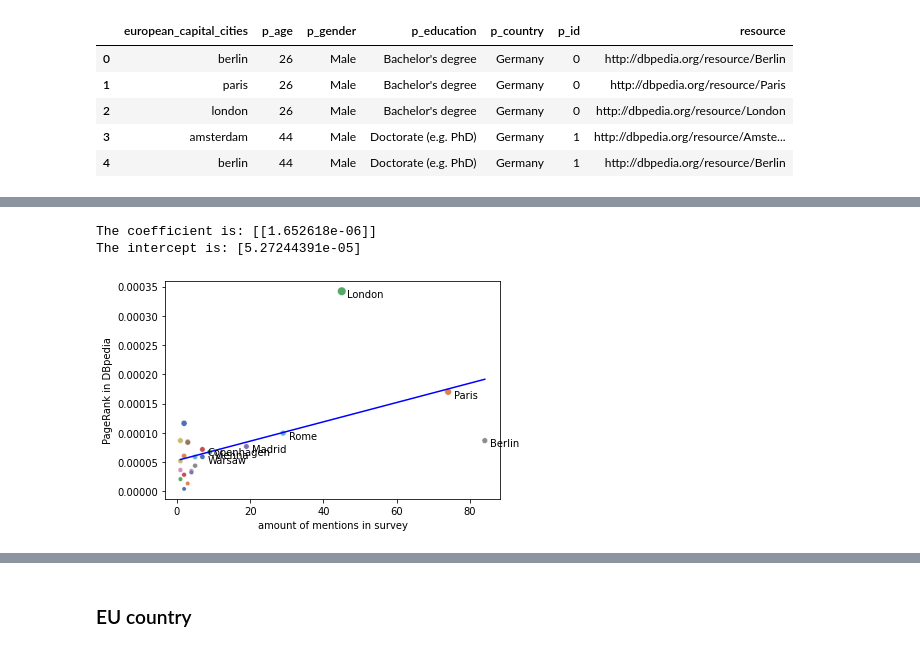
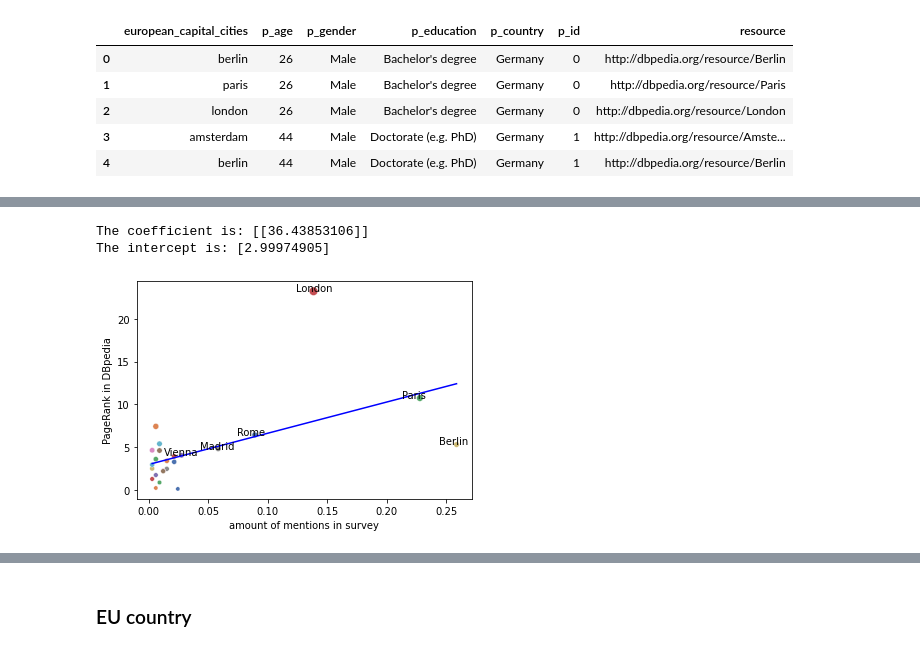
Before and after one commit to kevseitz/MAT, a Jupyter notebook: notebooks/GCM_analysis.ipynb, the cells around one changed output, grey strips where cells are left out. Drawn from its saved outputs; the diff is of its cells as text; code cells hidden in the pictures.

```diff
--- a/notebooks/GCM_analysis.ipynb
+++ b/notebooks/GCM_analysis.ipynb
@@ -416,6 +438,8 @@ plt.savefig("../plots/plots_euCap/euCap_barplot_DC_asc.png", bbox_inches="tight"
 # %%
-# read survey data into dataframe
-df_survey_euCap = pd.read_csv("../data/survey_single_cat_files/sv_prep_uri/sv_european_capital_cities_prep.csv", sep=';')
+# Read survey data into dataframe
+
+df_survey_euCap = pd.read_csv("../data/survey_single_cat_files/sv_prep_uri/improved_uri/sv_european_capital_cities_impr.csv", sep=';')
+#df_survey_euCap = pd.read_csv("../data/survey_single_cat_files/sv_prep_uri/sv_european_capital_cities_prep.csv", sep=';')
 df_survey_euCap.rename(columns={"uri": "resource"}, inplace=True) #rename column to match GCM dataframe
 
 df_survey_euCap.head()
@@ -427,8 +451,9 @@ df_survey_euCap.head()
 | 3 | amsterdam | 44 | Male | Doctorate (e.g. PhD) | Germany | 1 | http://dbpedia.org/resource/Amste... |
 | 4 | berlin | 44 | Male | Doctorate (e.g. PhD) | Germany | 1 | http://dbpedia.org/resource/Berlin |
 # %%
-#count how often an answer was given in the survey and save into new dataframe
-counted_survey_euCap = df_survey_euCap['resource'].value_counts()
+# Count how often an answer was given in the survey and save into new dataframe
+
+counted_survey_euCap = df_survey_euCap['resource'].value_counts(normalize=True) #normalize values
 
 df_euCap_survey_counted = pd.DataFrame({'resource':counted_survey_euCap.index, 'amount':counted_survey_euCap.values})
 
@@ -507,29 +502,0 @@ plt.savefig("../plots/plots_euCap/euCap_scatter_SurveyXpr_asc.png", bbox_inches=
-# %%
-# Scatterplot between Degree Centrality and Survey Results for EU capital cities
-
-sns.scatterplot(data=df_euCap_survey_gcm, x="amount", y="degree", size="degree", legend=False, hue="degree", palette="deep")
-
-#Annotate data points
-labels = df_euCap_survey_gcm['name']
-# Loop through the data points
-for i, label in enumerate (labels):
-    plt.annotate(label, (df_euCap_survey_gcm.amount[i]+1.5, df_euCap_survey_gcm.degree[i]-0.00001))
-    if i == 5:
-        break
-
-#plt.text(df_euCap_survey_gcm.amount[df_euCap_survey_gcm.name=='berlin'],df_euCap_survey_gcm.pagerank[df_euCap_survey_gcm.name=='berlin'],"Berlin")
-#plt.text(df_euCap_survey_gcm.amount[df_euCap_survey_gcm.name=='paris'],df_euCap_survey_gcm.pagerank[df_euCap_survey_gcm.name=='paris'],"Paris")
-#plt.text(df_euCap_survey_gcm.amount[df_euCap_survey_gcm.name=='london'],df_euCap_survey_gcm.pagerank[df_euCap_survey_gcm.name=='london'],"London")
-#plt.text(df_euCap_survey_gcm.amount[df_euCap_survey_gcm.name=='moscow'],df_euCap_survey_gcm.pagerank[df_euCap_survey_gcm.name=='moscow'],"Moscow")
-#plt.text(df_euCap_survey_gcm.amount[df_euCap_survey_gcm.name=='rome'],df_euCap_survey_gcm.pagerank[df_euCap_survey_gcm.name=='rome'],"Rome")
-#plt.text(df_euCap_survey_gcm.amount[df_euCap_survey_gcm.name=='madrid'],df_euCap_survey_gcm.pagerank[df_euCap_survey_gcm.name=='madrid'],"Madrid")
-
-#plt.title('Scatter plot with EU capital cities and their PageRank', size=18)
-plt.xlabel('Amount of mentions in survey')
-plt.ylabel('Degree Centrality in DBpedia')
-
-
-#for i in range(df_euCap_survey_pr.shape[0]):
- #   plt.text(x=df_euCap_survey_pr.amount[i]+0.3,y=df_euCap_survey_pr.pagerank[i]+0.3,s=df_euCap_survey_pr.name[i], fontdict=dict(color='red',size=10), bbox=dict(facecolor='yellow',alpha=0.5))
-#plt.xticks(rotation=90);
-plt.savefig("../plots/plots_euCap/euCap_scatter_SurveyXdc_asc.png", bbox_inches="tight")
@@ -562,35 +535,35 @@ lm_euCap = linear_model.LinearRegression()
 
 pr_array_euCap = df_euCap_regression['pagerank'].to_numpy()
 pr_array_euCap = pr_array_euCap.reshape(-1, 1)
 sv_array_euCap = df_euCap_regression['amount'].to_numpy()
 sv_array_euCap = sv_array_euCap.reshape(-1, 1)
 
 lm_euCap.fit(sv_array_euCap, pr_array_euCap) # fitting the model
 
 print("The coefficient is:", lm_euCap.coef_)
 print("The intercept is:",lm_euCap.intercept_)
 
 
 #Plot the data
 sns.scatterplot(data=df_euCap_regression, x="amount", y="pagerank", size="pagerank", legend=False, hue="pagerank", palette="deep")
 
 #Annotate data points
 labels = df_euCap_survey_gcm['name']
 # Loop through the data points
 for i, label in enumerate (labels):
-    plt.annotate(label, (df_euCap_survey_gcm.amount[i]+1.5, df_euCap_survey_gcm.pagerank[i]-0.00001))
-    if i == 8:
+    plt.annotate(label, (df_euCap_survey_gcm.amount[i]-0.015, df_euCap_survey_gcm.pagerank[i]-0.00002))
+    if i == 5:
         break
 y_pred = lm_euCap.predict(sv_array_euCap)
 plt.plot(sv_array_euCap, y_pred, color = "b")
 
 #plt.title('Scatter plot with EU capital cities and their PageRank', size=18)
 plt.xlabel('amount of mentions in survey')
 plt.ylabel('PageRank in DBpedia')
 
 plt.savefig("../plots/plots_euCap/euCap_regression_surveyXpr_asc.png", bbox_inches="tight")
 plt.show()
 # %% [output]
-The coefficient is: [[1.652618e-06]]
-The intercept is: [5.27244391e-05]
+The coefficient is: [[36.43853106]]
+The intercept is: [2.99974905]
-[figure, old version]
+[figure, new version]
```
Also changed, not shown: parts of 68 cells of this notebook, 21 other files.
